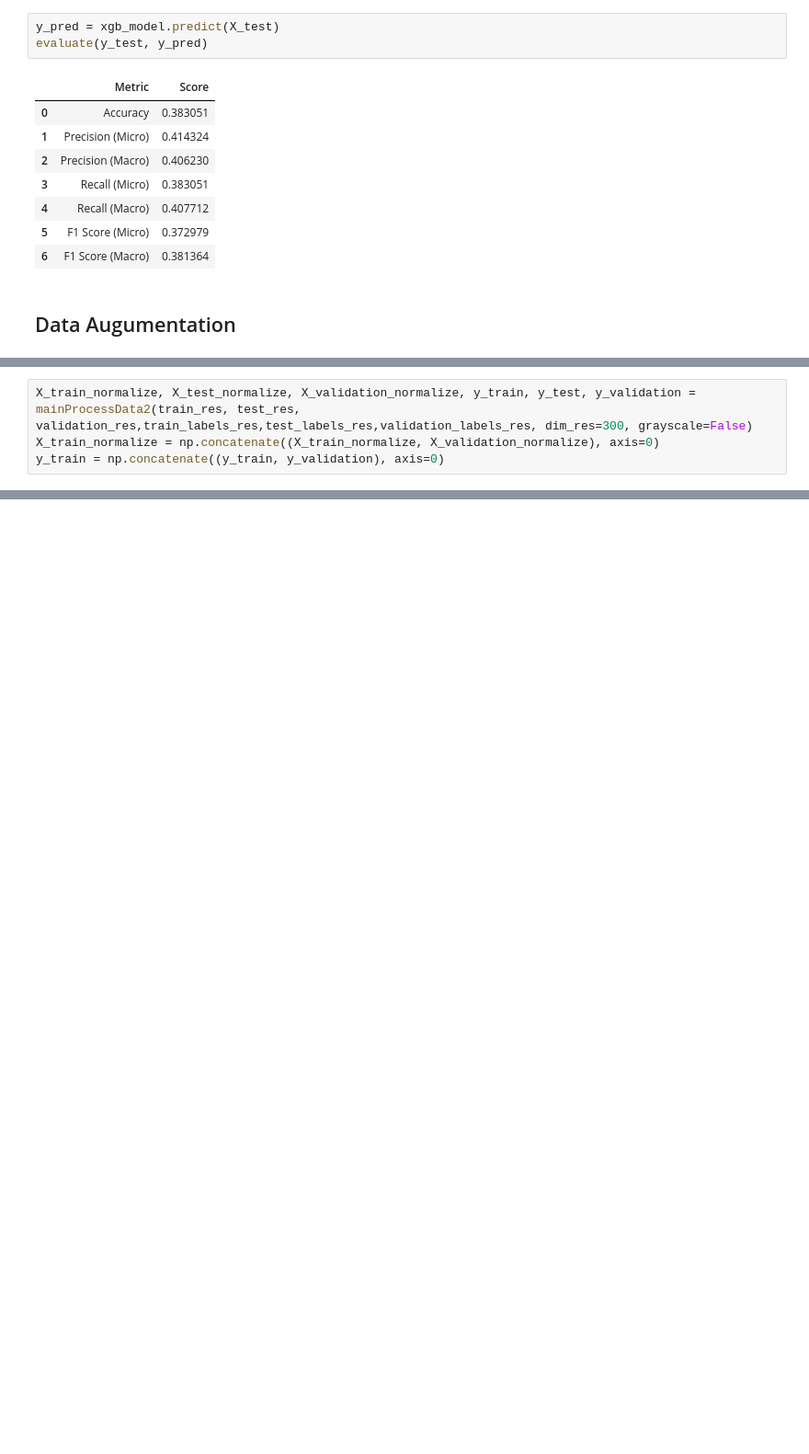
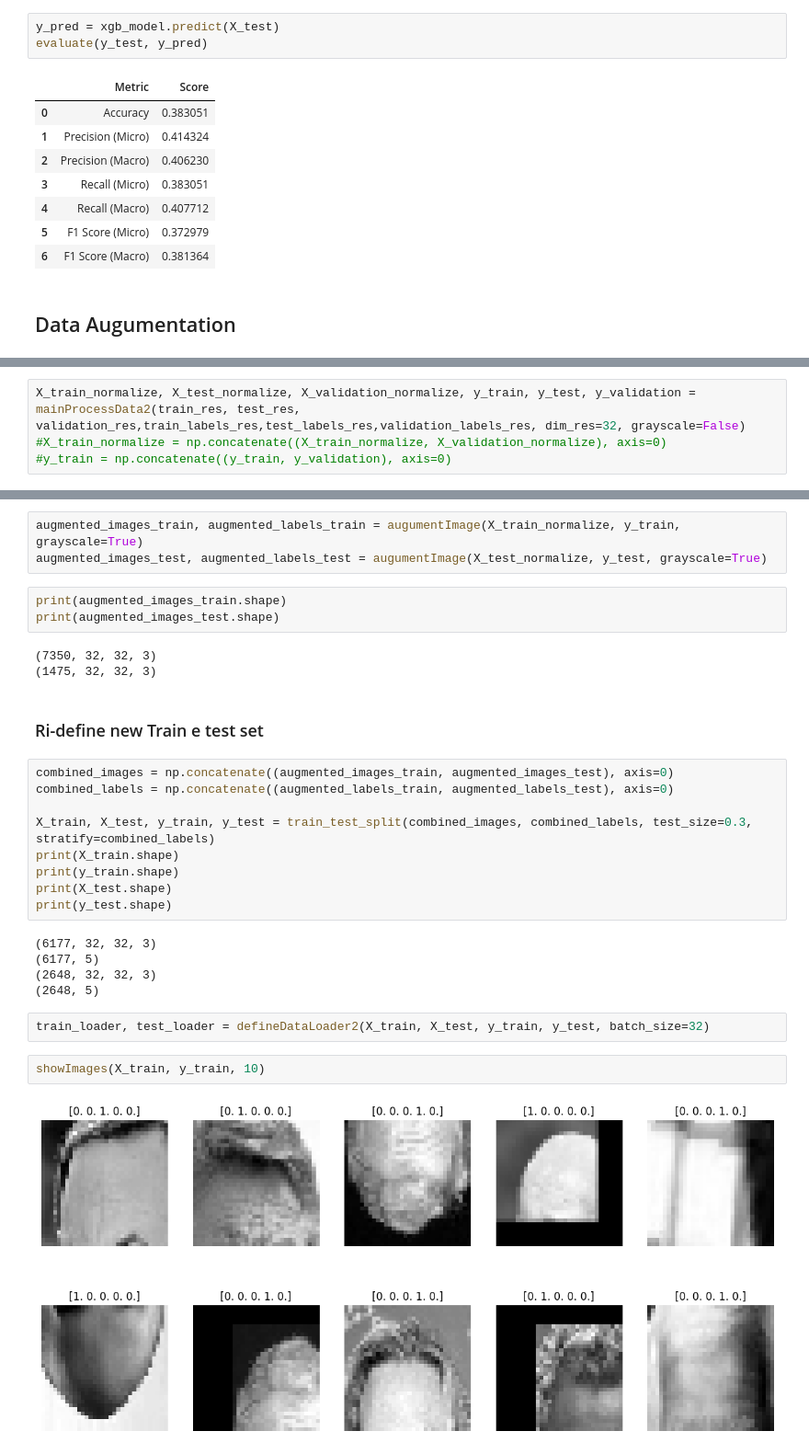
Before and after one commit to D0men1c0/Bald-Classification, a Jupyter notebook: notebook.ipynb, the cells around one changed output, grey strips where cells are left out. Shown at 92% size. Cells and saved outputs as stored; diff of their text form; blank space fills up the shorter version.

Commit message:
Augumented data

```diff
--- a/notebook.ipynb
+++ b/notebook.ipynb
@@ -1536,4 +1561,4 @@ evaluate(y_test, y_pred)
 # %%
-X_train_normalize, X_test_normalize, X_validation_normalize, y_train, y_test, y_validation = mainProcessData2(train_res, test_res, validation_res,train_labels_res,test_labels_res,validation_labels_res, dim_res=300, grayscale=False)
-X_train_normalize = np.concatenate((X_train_normalize, X_validation_normalize), axis=0)
-y_train = np.concatenate((y_train, y_validation), axis=0)
+X_train_normalize, X_test_normalize, X_validation_normalize, y_train, y_test, y_validation = mainProcessData2(train_res, test_res, validation_res,train_labels_res,test_labels_res,validation_labels_res, dim_res=32, grayscale=False)
+#X_train_normalize = np.concatenate((X_train_normalize, X_validation_normalize), axis=0)
+#y_train = np.concatenate((y_train, y_validation), axis=0)
@@ -1565,0 +1565,31 @@ len(augmented_train_loader.dataset)
+# %%
+augmented_images_train, augmented_labels_train = augumentImage(X_train_normalize, y_train, grayscale=True)
+augmented_images_test, augmented_labels_test = augumentImage(X_test_normalize, y_test, grayscale=True)
+# %%
+print(augmented_images_train.shape)
+print(augmented_images_test.shape)
+# %% [output]
+(7350, 32, 32, 3)
+(1475, 32, 32, 3)
+# %% [markdown]
+### Ri-define new Train e test set
+# %%
+combined_images = np.concatenate((augmented_images_train, augmented_images_test), axis=0)
+combined_labels = np.concatenate((augmented_labels_train, augmented_labels_test), axis=0)
+
+X_train, X_test, y_train, y_test = train_test_split(combined_images, combined_labels, test_size=0.3, stratify=combined_labels)
+print(X_train.shape)
+print(y_train.shape)
+print(X_test.shape)
+print(y_test.shape)
+# %% [output]
+(6177, 32, 32, 3)
+(6177, 5)
+(2648, 32, 32, 3)
+(2648, 5)
+# %%
+train_loader, test_loader = defineDataLoader2(X_train, X_test, y_train, y_test, batch_size=32)
+# %%
+showImages(X_train, y_train, 10)
+# %% [output]
+[figure, added]
```
Also changed, not shown: parts of 14 cells of this notebook.
